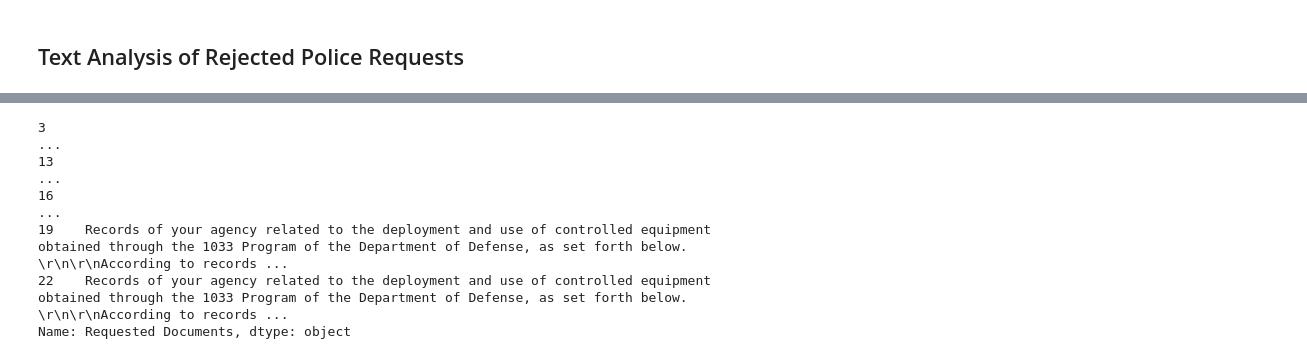
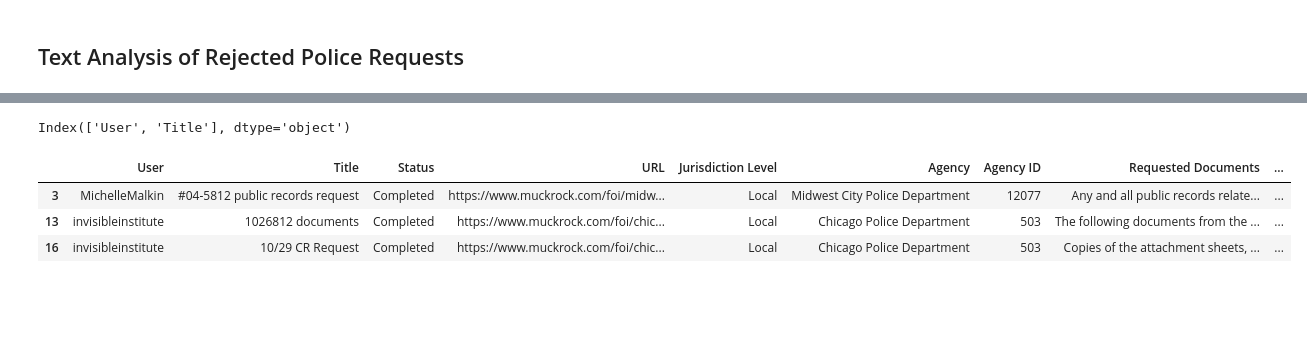
Before and after one commit to emile-66/muckrock_data, a Jupyter notebook: muckrock_requests_analysis.ipynb, the cells around one changed output, grey strips where cells are left out. Cells and saved outputs as stored; diff of their text form; code cells hidden in the pictures; blank space fills up the shorter version.

```diff
--- a/muckrock_requests_analysis.ipynb
+++ b/muckrock_requests_analysis.ipynb
@@ -460,9 +489,4 @@ Name: Requested Documents, dtype: object
-# %%
-police_com['Requested Documents'].iloc[0:5]
-# %% [output]
-3                                                                                                                                                                                                        ...
-13                                                                                                                                                                                                       ...
-16                                                                                                                                                                                                       ...
-19    Records of your agency related to the deployment and use of controlled equipment obtained through the 1033 Program of the Department of Defense, as set forth below.  \r\n\r\nAccording to records ...
-22    Records of your agency related to the deployment and use of controlled equipment obtained through the 1033 Program of the Department of Defense, as set forth below.  \r\n\r\nAccording to records ...
-Name: Requested Documents, dtype: object
+# %%
+police_rej.columns
+# %% [output]
+Index(['User', 'Title'], dtype='object')
@@ -469,3 +496,10 @@ Name: Requested Documents, dtype: object
+# %%
+police_rej.head(3)
+# %% [output]
+|  | User | Title | Status | URL | Jurisdiction Level | Agency | Agency ID | Requested Documents | ... |
+| 3 | MichelleMalkin | #04-5812 public records request | Completed | https://www.muckrock.com/foi/midw... | Local | Midwest City Police Department | 12077 | Any and all public records relate... | ... |
+| 13 | invisibleinstitute | 1026812 documents | Completed | https://www.muckrock.com/foi/chic... | Local | Chicago Police Department | 503 | The following documents from the ... | ... |
+| 16 | invisibleinstitute | 10/29 CR Request | Completed | https://www.muckrock.com/foi/chic... | Local | Chicago Police Department | 503 | Copies of the attachment sheets, ... | ... |
 # %%
 def words_in_texts(words, texts):
     '''
```
Also changed, not shown: parts of 10 cells of this notebook, 1 other file.
